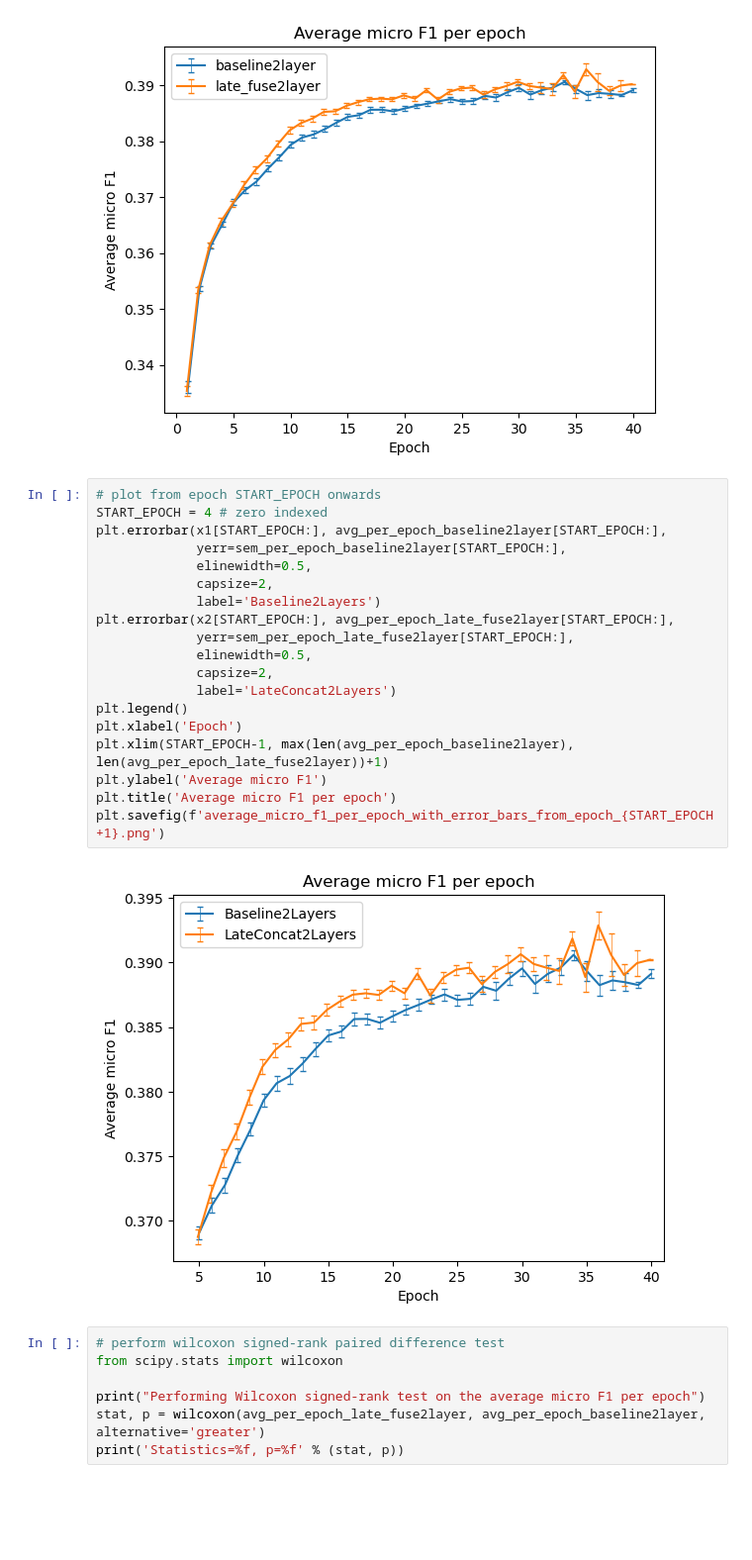
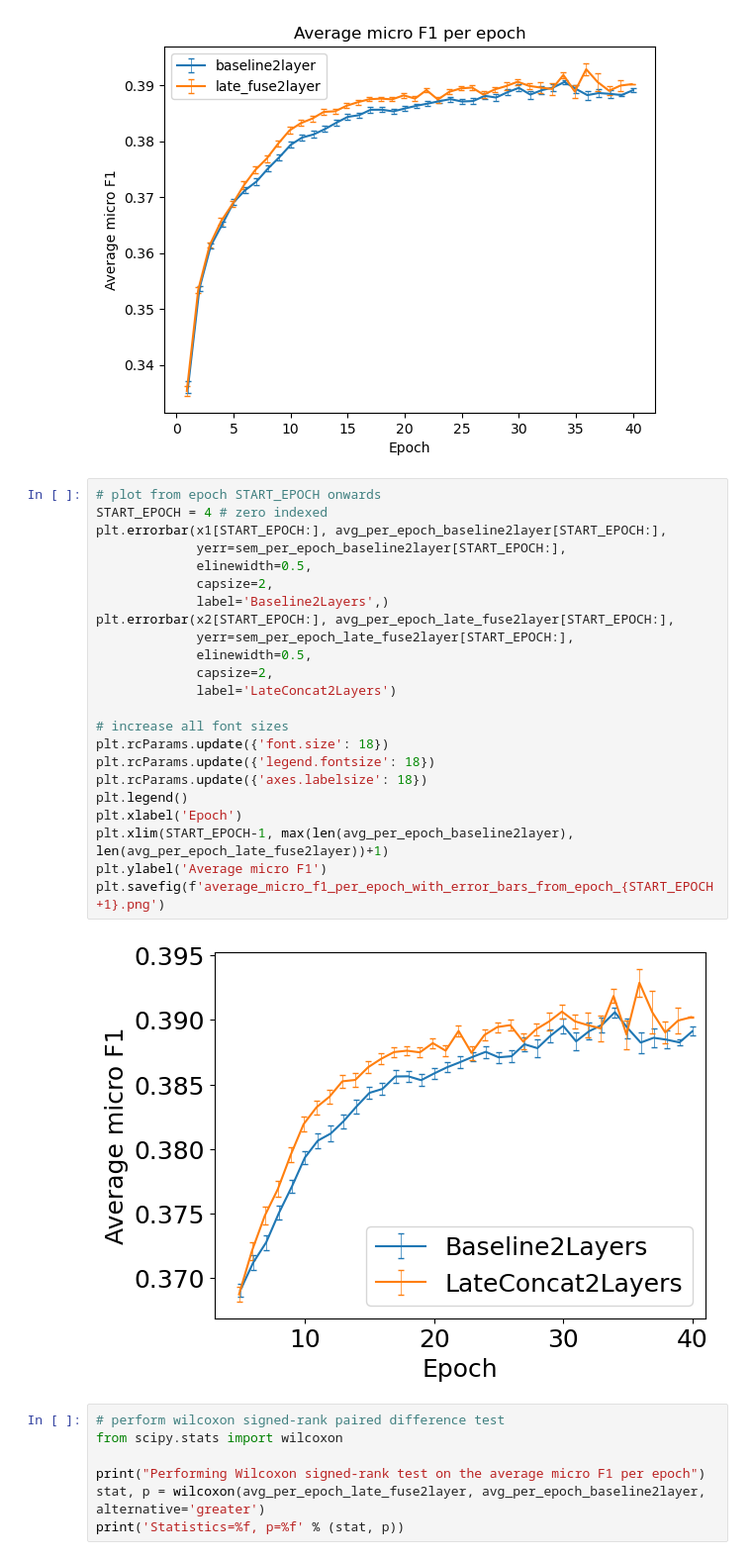
Before and after one commit to kazokid/tar-nlp-project, a Jupyter notebook: hyperparam_test/Run_3_experiment/run3_analysis.ipynb, the cells around one changed output. Shown at 99% size. Drawn from its saved outputs; the diff is of its cells as text; blank space fills up the shorter version.

```diff
--- a/hyperparam_test/Run_3_experiment/run3_analysis.ipynb
+++ b/hyperparam_test/Run_3_experiment/run3_analysis.ipynb
@@ -71,24 +71,28 @@ plt.savefig('average_micro_f1_per_epoch_with_error_bars.png')
 # %%
 # plot from epoch START_EPOCH onwards
 START_EPOCH = 4 # zero indexed
 plt.errorbar(x1[START_EPOCH:], avg_per_epoch_baseline2layer[START_EPOCH:],
              yerr=sem_per_epoch_baseline2layer[START_EPOCH:],
              elinewidth=0.5,
              capsize=2,
-             label='Baseline2Layers')
+             label='Baseline2Layers',)
 plt.errorbar(x2[START_EPOCH:], avg_per_epoch_late_fuse2layer[START_EPOCH:],
              yerr=sem_per_epoch_late_fuse2layer[START_EPOCH:],
              elinewidth=0.5,
              capsize=2,
              label='LateConcat2Layers')
+
+# increase all font sizes
+plt.rcParams.update({'font.size': 18})
+plt.rcParams.update({'legend.fontsize': 18})
+plt.rcParams.update({'axes.labelsize': 18})
 plt.legend()
 plt.xlabel('Epoch')
 plt.xlim(START_EPOCH-1, max(len(avg_per_epoch_baseline2layer), len(avg_per_epoch_late_fuse2layer))+1)
 plt.ylabel('Average micro F1')
-plt.title('Average micro F1 per epoch')
 plt.savefig(f'average_micro_f1_per_epoch_with_error_bars_from_epoch_{START_EPOCH+1}.png')
 # %% [output]
-[figure, old version]
+[figure, new version]
 # %%
 # perform wilcoxon signed-rank paired difference test
 from scipy.stats import wilcoxon
```
Also changed, not shown: 3 other files.
